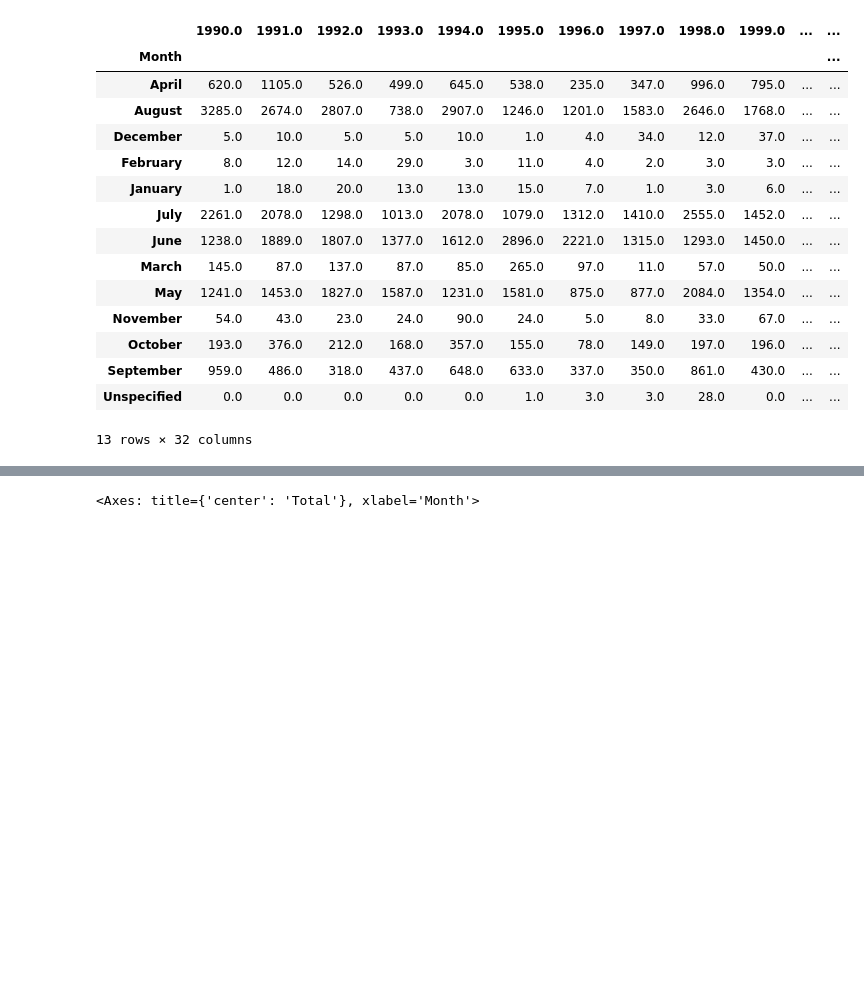
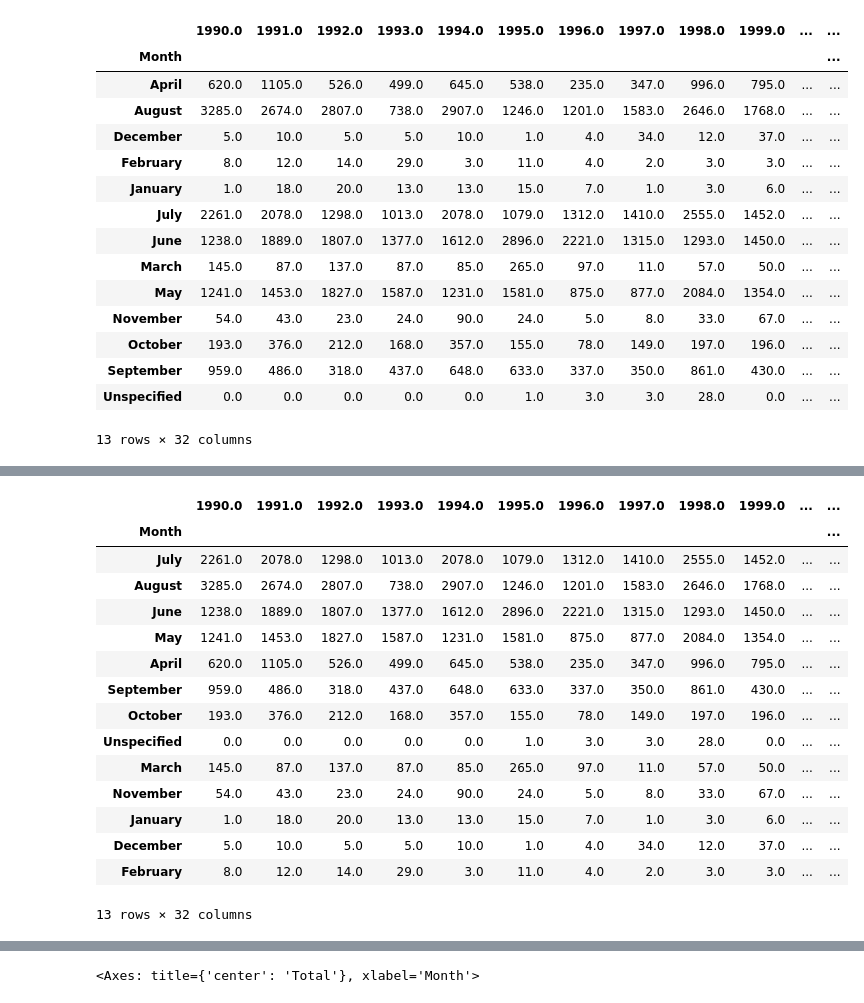
Before and after one commit to JasmineBamba/Group-Project-1-Group-2, a Jupyter notebook: Forest_fire_Analysis.ipynb, the cells around one changed output, grey strips where cells are left out. Saved outputs shown, nothing was run; the diff lists cells and outputs as text; code cells hidden in the pictures; blank space fills up the shorter version.

```diff
--- a/Forest_fire_Analysis.ipynb
+++ b/Forest_fire_Analysis.ipynb
@@ -100,0 +108,19 @@ ForestFire_months
+# %%
+Sum_FF_months
+# %% [output]
+|  | 1990.0 | 1991.0 | 1992.0 | 1993.0 | 1994.0 | 1995.0 | 1996.0 | 1997.0 | 1998.0 | 1999.0 | ... | ... |
+| Month |  |  |  |  |  |  |  |  |  |  |  | ... |
+| July | 2261.0 | 2078.0 | 1298.0 | 1013.0 | 2078.0 | 1079.0 | 1312.0 | 1410.0 | 2555.0 | 1452.0 | ... | ... |
+| August | 3285.0 | 2674.0 | 2807.0 | 738.0 | 2907.0 | 1246.0 | 1201.0 | 1583.0 | 2646.0 | 1768.0 | ... | ... |
+| June | 1238.0 | 1889.0 | 1807.0 | 1377.0 | 1612.0 | 2896.0 | 2221.0 | 1315.0 | 1293.0 | 1450.0 | ... | ... |
+| May | 1241.0 | 1453.0 | 1827.0 | 1587.0 | 1231.0 | 1581.0 | 875.0 | 877.0 | 2084.0 | 1354.0 | ... | ... |
+| April | 620.0 | 1105.0 | 526.0 | 499.0 | 645.0 | 538.0 | 235.0 | 347.0 | 996.0 | 795.0 | ... | ... |
+| September | 959.0 | 486.0 | 318.0 | 437.0 | 648.0 | 633.0 | 337.0 | 350.0 | 861.0 | 430.0 | ... | ... |
+| October | 193.0 | 376.0 | 212.0 | 168.0 | 357.0 | 155.0 | 78.0 | 149.0 | 197.0 | 196.0 | ... | ... |
+| Unspecified | 0.0 | 0.0 | 0.0 | 0.0 | 0.0 | 1.0 | 3.0 | 3.0 | 28.0 | 0.0 | ... | ... |
+| March | 145.0 | 87.0 | 137.0 | 87.0 | 85.0 | 265.0 | 97.0 | 11.0 | 57.0 | 50.0 | ... | ... |
+| November | 54.0 | 43.0 | 23.0 | 24.0 | 90.0 | 24.0 | 5.0 | 8.0 | 33.0 | 67.0 | ... | ... |
+| January | 1.0 | 18.0 | 20.0 | 13.0 | 13.0 | 15.0 | 7.0 | 1.0 | 3.0 | 6.0 | ... | ... |
+| December | 5.0 | 10.0 | 5.0 | 5.0 | 10.0 | 1.0 | 4.0 | 34.0 | 12.0 | 37.0 | ... | ... |
+| February | 8.0 | 12.0 | 14.0 | 29.0 | 3.0 | 11.0 | 4.0 | 2.0 | 3.0 | 3.0 | ... | ... |
+13 rows × 32 columns
```
Also changed, not shown: parts of 9 cells of this notebook.
